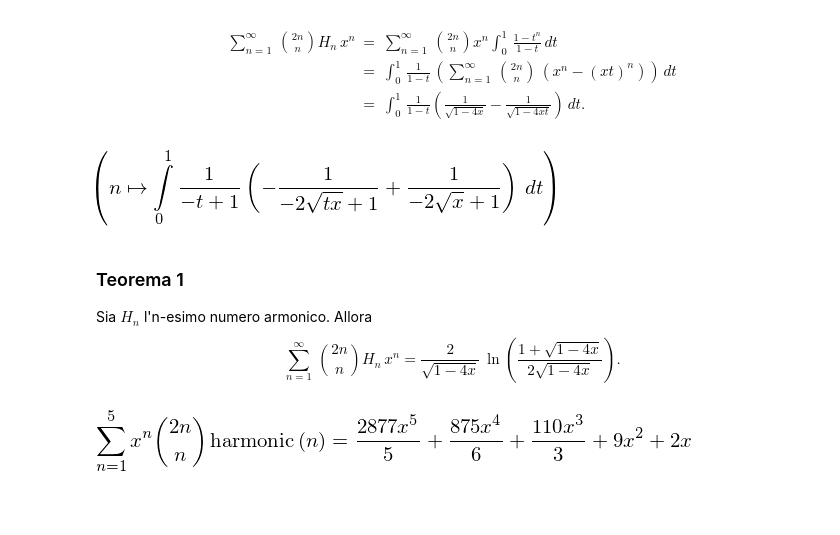
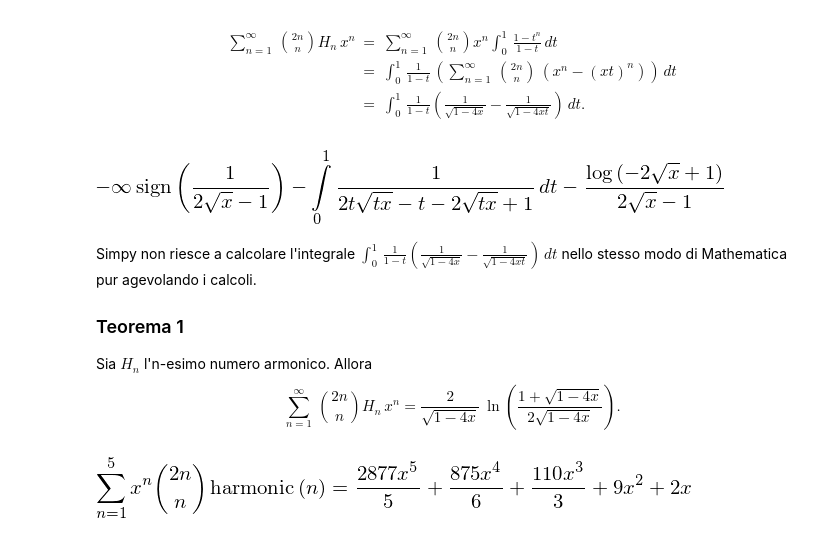
Before and after one commit to mameli/Analysis_and_Design_of_Algorithms, a Jupyter notebook: Chen21/chen.ipynb, the cells around one changed output. Saved outputs shown, nothing was run; the diff lists cells and outputs as text; code cells hidden in the pictures; blank space fills up the shorter version.

```diff
--- a/Chen21/chen.ipynb
+++ b/Chen21/chen.ipynb
@@ -181,11 +189,13 @@ h7_2 = Lambda([n], Integral((1 - t**n)/(1 - t),(t, 0, 1)))
 \end{eqnarray*}
 # %%
 h9 = Lambda([n], binomial(2*n, n)* harmonic(n))
-h9_4 = Lambda([n], Integral(1/(1 - t) * (1/(1 - sqrt(4*x)) - 1/(1 - sqrt(4*x*t))), (t,0,1)))
-h9_4
+h9_4 = integrate(1/(1 - t) * (1/(1 - sqrt(4*x))), (t,0,1))
+h9_5 = integrate(1/(1 - t) * (- 1/(1 - sqrt(4*x*t))), (t,0,1))
+h9_4 + h9_5
 # %% [output]
-[figure, old version]
+[figure, new version]
 # %% [markdown]
+Simpy non riesce a calcolare l'integrale $ \int_0^1\,\frac{1}{1-t}\left(\frac{1}{\sqrt{1-4x}} - \frac{1}{\sqrt{1 -4xt}}\right)\,dt $ nello stesso modo di Mathematica pur agevolando i calcoli.
 ### Teorema 1
 Sia $H_n$ l'n-esimo numero armonico. Allora
 \begin{equation}
```
Also changed, not shown: parts of 18 cells of this notebook.
